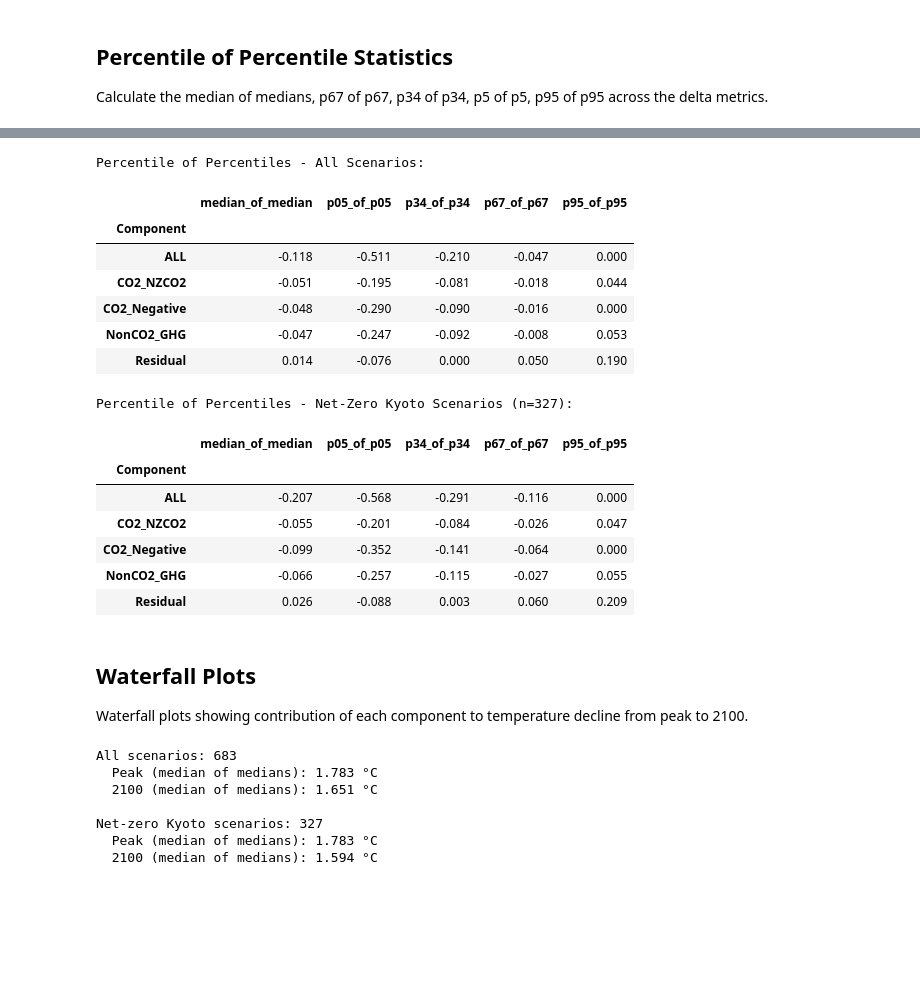
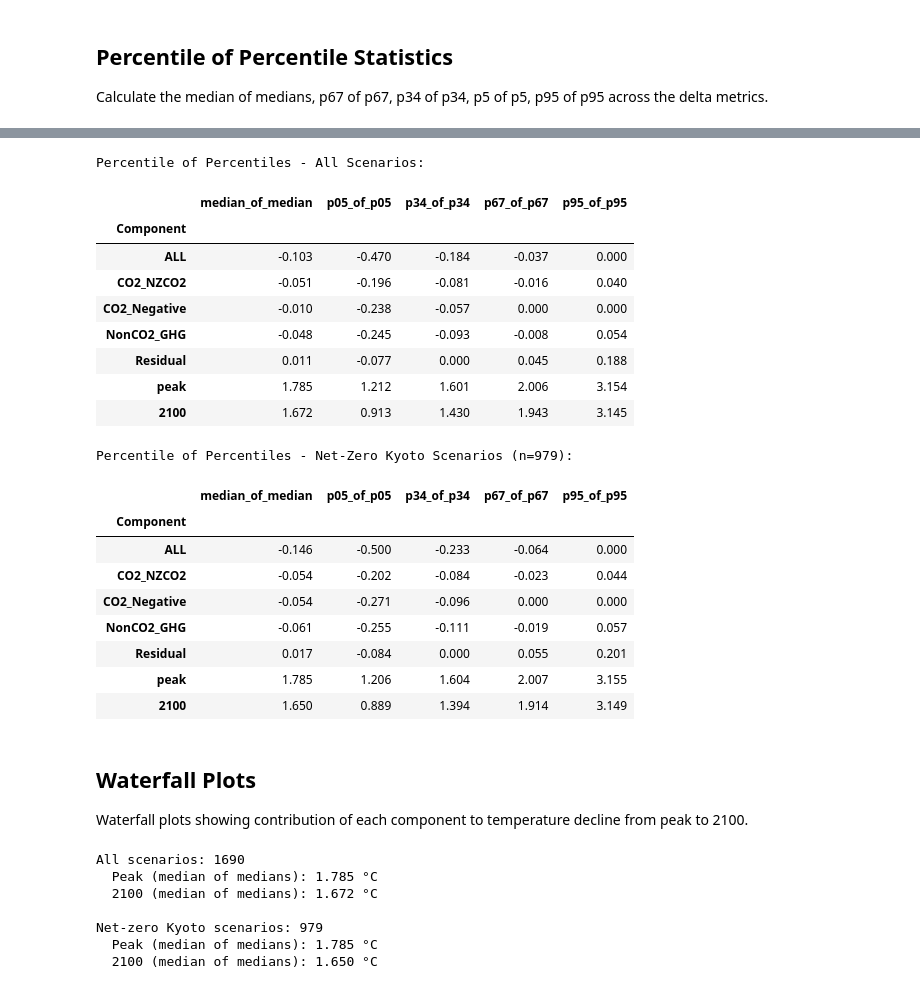
Before and after one commit to gaurav-ganti/netzero_assessment, a Jupyter notebook: analysis/503_contributions.ipynb, the cells around one changed output, grey strips where cells are left out. Saved outputs shown, nothing was run; the diff lists cells and outputs as text; code cells hidden in the pictures; blank space fills up the shorter version.

```diff
--- a/analysis/503_contributions.ipynb
+++ b/analysis/503_contributions.ipynb
@@ -47,7 +49,7 @@ OUTPUT_FOLDER = Path(os.environ["OUTPUT_FOLDER"])
 INDIVIDUAL_RUNS_DIR = OUTPUT_FOLDER / "individual_runs"
 # %%
 # Configuration
-MANIFEST_FILE = OUTPUT_FOLDER / "individual_runs/manifests/2026-05-21_12-31_manifest.csv"
+MANIFEST_FILE = OUTPUT_FOLDER / "individual_runs/manifests/2026-05-27_09-04_manifest.csv"
 
 COMPONENTS = ["ALL", "CO2_NZCO2", "CO2_Negative", "NonCO2_GHG", "Residual"]
 # %% [markdown]
@@ -347,15 +348,18 @@ plt.tight_layout()
 
 Calculate the median of medians, p67 of p67, p34 of p34, p5 of p5, p95 of p95 across the delta metrics.
 # %%
-# Define delta columns and percentiles to calculate
-delta_cols = [f"GSAT|{c}|delta" for c in COMPONENTS if f"GSAT|{c}|delta" in metrics_df.columns]
+# Define columns and percentiles to calculate
+# Include peak and 2100 values, not just deltas
+value_cols_for_pctl = [f"GSAT|{c}|delta" for c in COMPONENTS if f"GSAT|{c}|delta" in metrics_df.columns]
+value_cols_for_pctl += ["GSAT|ALL|peak", "GSAT|ALL|2100"]
+
 PERCENTILES = {"median": 0.5, "p05": 0.05, "p34": 0.34, "p67": 0.67, "p95": 0.95}
 
-# Calculate per-scenario percentiles for each delta column
-scenario_percentiles = metrics_df.groupby(["model", "scenario"])[delta_cols].agg(
+# Calculate per-scenario percentiles for each column
+scenario_percentiles = metrics_df.groupby(["model", "scenario"])[value_cols_for_pctl].agg(
     [lambda x, q=q: x.quantile(q) for q in PERCENTILES.values()]
 )
-scenario_percentiles.columns = [f"{col}|{name}" for col in delta_cols for name in PERCENTILES.keys()]
+scenario_percentiles.columns = [f"{col}|{name}" for col in value_cols_for_pctl for name in PERCENTILES.keys()]
 
 print(f"Calculated percentiles for {len(scenario_percentiles)} scenarios")
 scenario_percentiles.head()
@@ -372,35 +376,54 @@ Calculated percentiles for 683 scenarios
 # %%
 def calc_percentile_of_percentile(scenario_pctl_df, components):
-    """Calculate percentile-of-percentile statistics across scenarios."""
+    """Calculate percentile-of-percentile statistics across scenarios.
+
+    Includes delta components plus peak and 2100 values.
+    """
     pop = {}
+    # Delta components
     for comp in components:
         col_base = f"GSAT|{comp}|delta"
         if f"{col_base}|median" in scenario_pctl_df.columns:
             pop[comp] = {
                 "median_of_median": scenario_pctl_df[f"{col_base}|median"].median(),
                 "p05_of_p05": scenario_pctl_df[f"{col_base}|p05"].quantile(0.05),
                 "p34_of_p34": scenario_pctl_df[f"{col_base}|p34"].quantile(0.34),
                 "p67_of_p67": scenario_pctl_df[f"{col_base}|p67"].quantile(0.67),
                 "p95_of_p95": scenario_pctl_df[f"{col_base}|p95"].quantile(0.95),
             }
+
+    # Peak and 2100 values
+    for col_name in ["GSAT|ALL|peak", "GSAT|ALL|2100"]:
+        if f"{col_name}|median" in scenario_pctl_df.columns:
+            key = "peak" if "peak" in col_name else "2100"
+            pop[key] = {
+                "median_of_median": scenario_pctl_df[f"{col_name}|median"].median(),
+                "p05_of_p05": scenario_pctl_df[f"{col_name}|p05"].quantile(0.05),
+                "p34_of_p34": scenario_pctl_df[f"{col_name}|p34"].quantile(0.34),
+                "p67_of_p67": scenario_pctl_df[f"{col_name}|p67"].quantile(0.67),
+                "p95_of_p95": scenario_pctl_df[f"{col_name}|p95"].quantile(0.95),
+            }
+
     return pop
 
 # All scenarios
 pop_all = calc_percentile_of_percentile(scenario_percentiles, COMPONENTS)
 pop_all_df = pd.DataFrame(pop_all).T
 pop_all_df.index.name = "Component"
 
 print("Percentile of Percentiles - All Scenarios:")
 pop_all_df.round(3)
 # %% [output]
 Percentile of Percentiles - All Scenarios:
 |  | median_of_median | p05_of_p05 | p34_of_p34 | p67_of_p67 | p95_of_p95 |
 | Component |  |  |  |  |  |
-| ALL | -0.118 | -0.511 | -0.210 | -0.047 | 0.000 |
-| CO2_NZCO2 | -0.051 | -0.195 | -0.081 | -0.018 | 0.044 |
-| CO2_Negative | -0.048 | -0.290 | -0.090 | -0.016 | 0.000 |
-| NonCO2_GHG | -0.047 | -0.247 | -0.092 | -0.008 | 0.053 |
-| Residual | 0.014 | -0.076 | 0.000 | 0.050 | 0.190 |
+| ALL | -0.103 | -0.470 | -0.184 | -0.037 | 0.000 |
+| CO2_NZCO2 | -0.051 | -0.196 | -0.081 | -0.016 | 0.040 |
+| CO2_Negative | -0.010 | -0.238 | -0.057 | 0.000 | 0.000 |
+| NonCO2_GHG | -0.048 | -0.245 | -0.093 | -0.008 | 0.054 |
+| Residual | 0.011 | -0.077 | 0.000 | 0.045 | 0.188 |
+| peak | 1.785 | 1.212 | 1.601 | 2.006 | 3.154 |
+| 2100 | 1.672 | 0.913 | 1.430 | 1.943 | 3.145 |
 # %%
 # Filter to scenarios that achieve net-zero Kyoto GHG
 nz_kyoto_idx = metrics_df[metrics_df["year_netzero_kyoto_ar6gwp100"].notna()][
@@ -419,14 +442,16 @@ pop_nzkyoto_df.index.name = "Component"
 print(f"Percentile of Percentiles - Net-Zero Kyoto Scenarios (n={len(scenario_percentiles_nzkyoto)}):")
 pop_nzkyoto_df.round(3)
 # %% [output]
-Percentile of Percentiles - Net-Zero Kyoto Scenarios (n=327):
+Percentile of Percentiles - Net-Zero Kyoto Scenarios (n=979):
 |  | median_of_median | p05_of_p05 | p34_of_p34 | p67_of_p67 | p95_of_p95 |
 | Component |  |  |  |  |  |
-| ALL | -0.207 | -0.568 | -0.291 | -0.116 | 0.000 |
-| CO2_NZCO2 | -0.055 | -0.201 | -0.084 | -0.026 | 0.047 |
-| CO2_Negative | -0.099 | -0.352 | -0.141 | -0.064 | 0.000 |
-| NonCO2_GHG | -0.066 | -0.257 | -0.115 | -0.027 | 0.055 |
-| Residual | 0.026 | -0.088 | 0.003 | 0.060 | 0.209 |
+| ALL | -0.146 | -0.500 | -0.233 | -0.064 | 0.000 |
+| CO2_NZCO2 | -0.054 | -0.202 | -0.084 | -0.023 | 0.044 |
+| CO2_Negative | -0.054 | -0.271 | -0.096 | 0.000 | 0.000 |
+| NonCO2_GHG | -0.061 | -0.255 | -0.111 | -0.019 | 0.057 |
+| Residual | 0.017 | -0.084 | 0.000 | 0.055 | 0.201 |
+| peak | 1.785 | 1.206 | 1.604 | 2.007 | 3.155 |
+| 2100 | 1.650 | 0.889 | 1.394 | 1.914 | 3.149 |
 # %% [markdown]
 ## Waterfall Plots
 
@@ -444,11 +469,11 @@ print(f"\nNet-zero Kyoto scenarios: {len(scenario_medians_nzkyoto)}")
 print(f"  Peak (median of medians): {scenario_medians_nzkyoto['GSAT|ALL|peak'].median():.3f} °C")
 print(f"  2100 (median of medians): {scenario_medians_nzkyoto['GSAT|ALL|2100'].median():.3f} °C")
 # %% [output]
-All scenarios: 683
-  Peak (median of medians): 1.783 °C
-  2100 (median of medians): 1.651 °C
+All scenarios: 1690
+  Peak (median of medians): 1.785 °C
+  2100 (median of medians): 1.672 °C
 
-Net-zero Kyoto scenarios: 327
-  Peak (median of medians): 1.783 °C
-  2100 (median of medians): 1.594 °C
+Net-zero Kyoto scenarios: 979
+  Peak (median of medians): 1.785 °C
+  2100 (median of medians): 1.650 °C
 # %%
```
Also changed, not shown: parts of 17 cells of this notebook.
